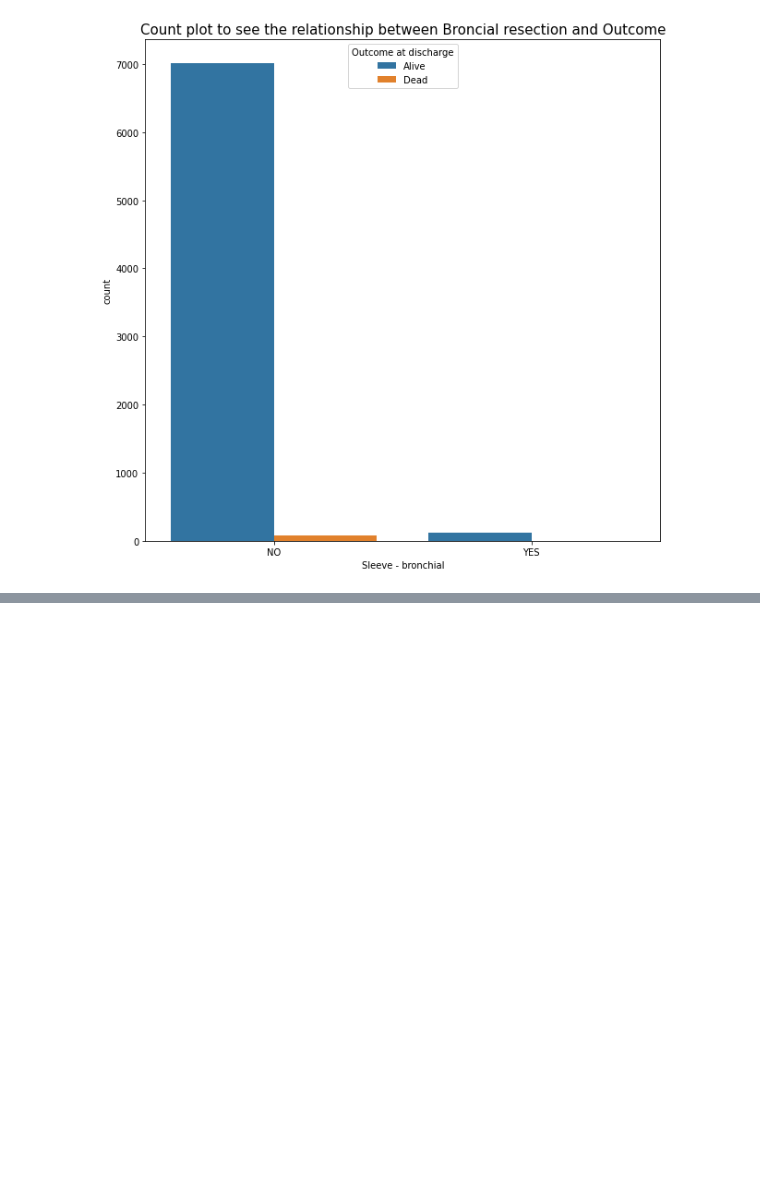
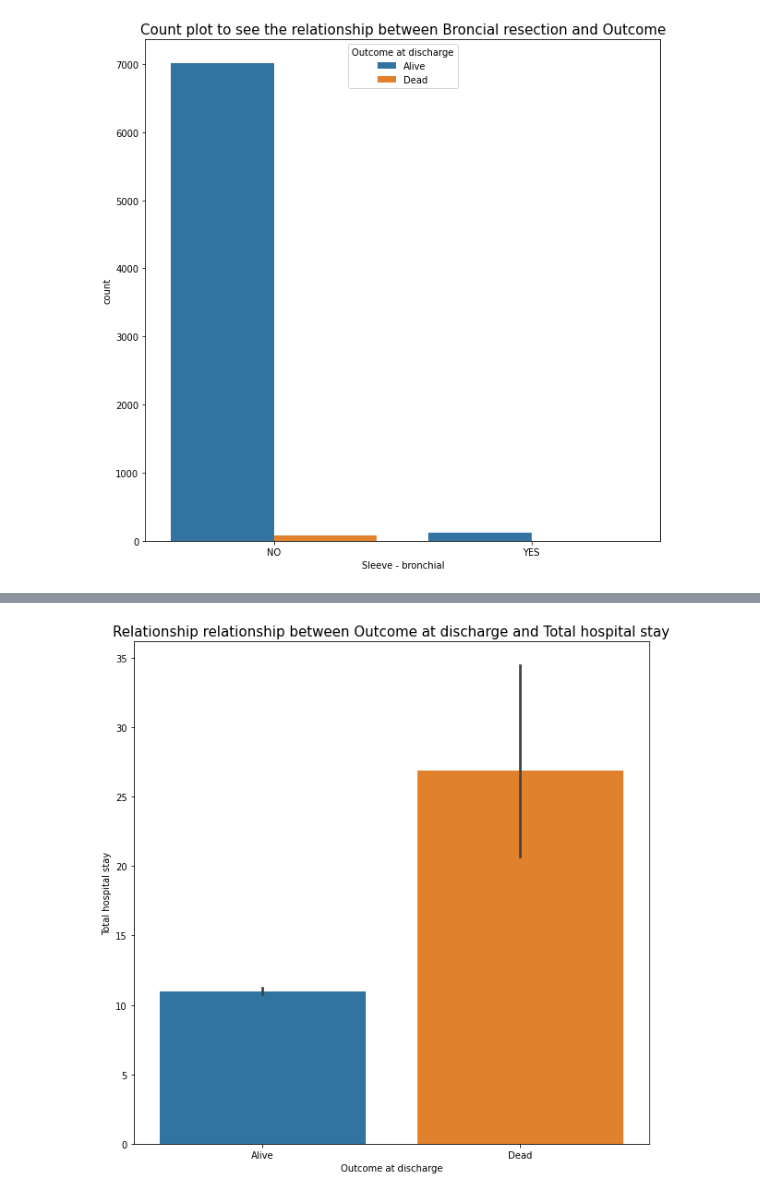
Before and after one commit to CHRISTINEMUTHEE/Lung-Cancer-, a Jupyter notebook: mass_code.ipynb, the cells around one changed output, grey strips where cells are left out. Cells and saved outputs as stored; diff of their text form; code cells hidden in the pictures; blank space fills up the shorter version.

```diff
--- a/mass_code.ipynb
+++ b/mass_code.ipynb
@@ -489,0 +515,7 @@ plt.show()
+# %%
+plt.figure(figsize=(10,10))
+sns.barplot(x='Outcome at discharge',y='Total hospital stay',data=df_poland)
+plt.title("Relationship relationship between Outcome at discharge and Total hospital stay",fontsize=15)
+plt.show()
+# %% [output]
+[figure, added]
```
Also changed, not shown: parts of 48 cells of this notebook.
